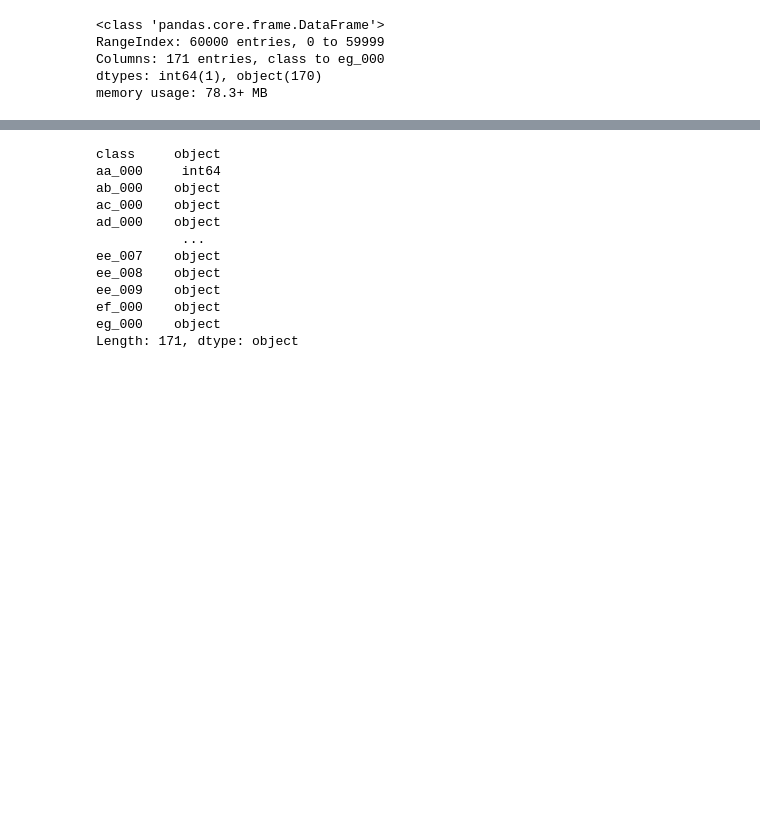
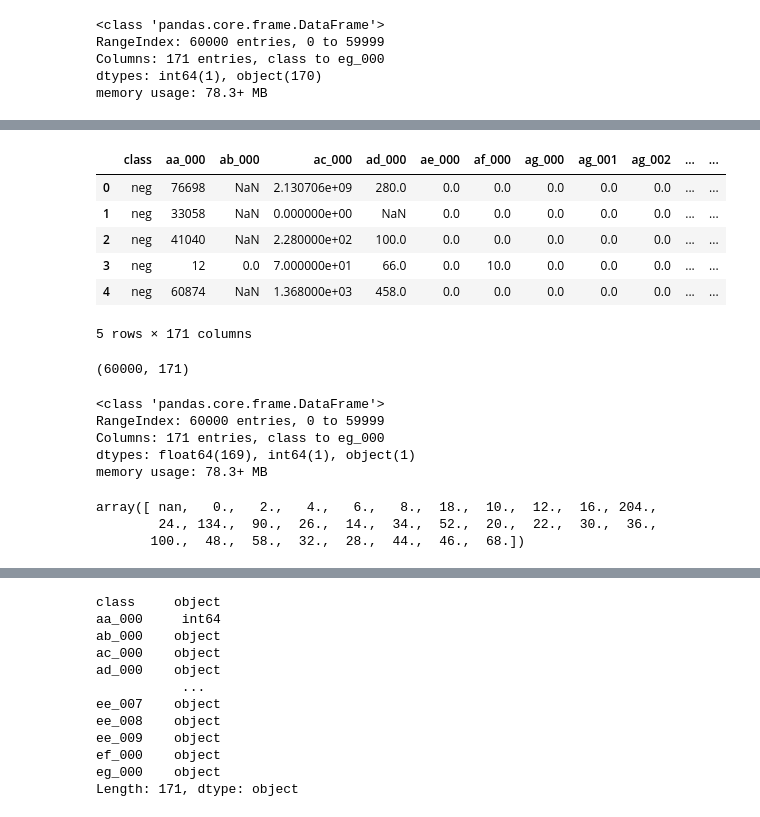
Before and after one commit to Ayomide-ola/Bussiness_Analysis, a Jupyter notebook: App_failure CA.ipynb, the cells around one changed output, grey strips where cells are left out. Drawn from its saved outputs; the diff is of its cells as text; code cells hidden in the pictures; blank space fills up the shorter version.

```diff
--- a/App_failure CA.ipynb
+++ b/App_failure CA.ipynb
@@ -101,0 +95,32 @@ memory usage: 78.3+ MB
+# %%
+missing_value_formats = ['na']
+df = pd.read_csv('aps_failure_set.csv', na_values = missing_value_formats)
+# %%
+df.head()
+# %% [output]
+|  | class | aa_000 | ab_000 | ac_000 | ad_000 | ae_000 | af_000 | ag_000 | ag_001 | ag_002 | ... | ... |
+| 0 | neg | 76698 | NaN | 2.130706e+09 | 280.0 | 0.0 | 0.0 | 0.0 | 0.0 | 0.0 | ... | ... |
+| 1 | neg | 33058 | NaN | 0.000000e+00 | NaN | 0.0 | 0.0 | 0.0 | 0.0 | 0.0 | ... | ... |
+| 2 | neg | 41040 | NaN | 2.280000e+02 | 100.0 | 0.0 | 0.0 | 0.0 | 0.0 | 0.0 | ... | ... |
+| 3 | neg | 12 | 0.0 | 7.000000e+01 | 66.0 | 0.0 | 10.0 | 0.0 | 0.0 | 0.0 | ... | ... |
+| 4 | neg | 60874 | NaN | 1.368000e+03 | 458.0 | 0.0 | 0.0 | 0.0 | 0.0 | 0.0 | ... | ... |
+5 rows × 171 columns
+# %%
+df.shape
+# %% [output]
+(60000, 171)
+# %%
+df.info()
+# %% [output]
+<class 'pandas.core.frame.DataFrame'>
+RangeIndex: 60000 entries, 0 to 59999
+Columns: 171 entries, class to eg_000
+dtypes: float64(169), int64(1), object(1)
+memory usage: 78.3+ MB
+# %%
+# Now the 'na' str in the ab_000 component as turned to nan
+df['ab_000'].unique()
+# %% [output]
+array([ nan,   0.,   2.,   4.,   6.,   8.,  18.,  10.,  12.,  16., 204.,
+        24., 134.,  90.,  26.,  14.,  34.,  52.,  20.,  22.,  30.,  36.,
+       100.,  48.,  58.,  32.,  28.,  44.,  46.,  68.])
```
Also changed, not shown: parts of 42 cells of this notebook, 6 other files.
